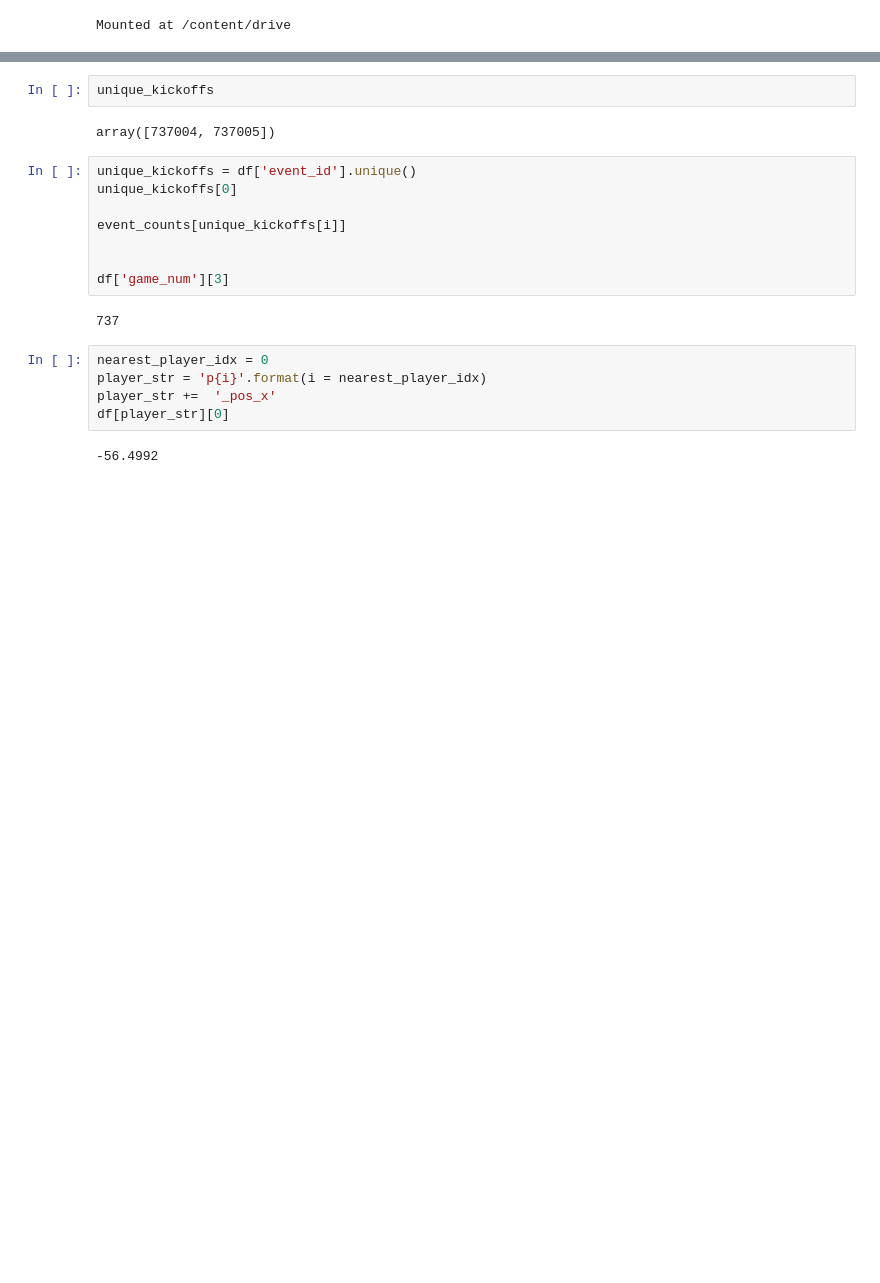
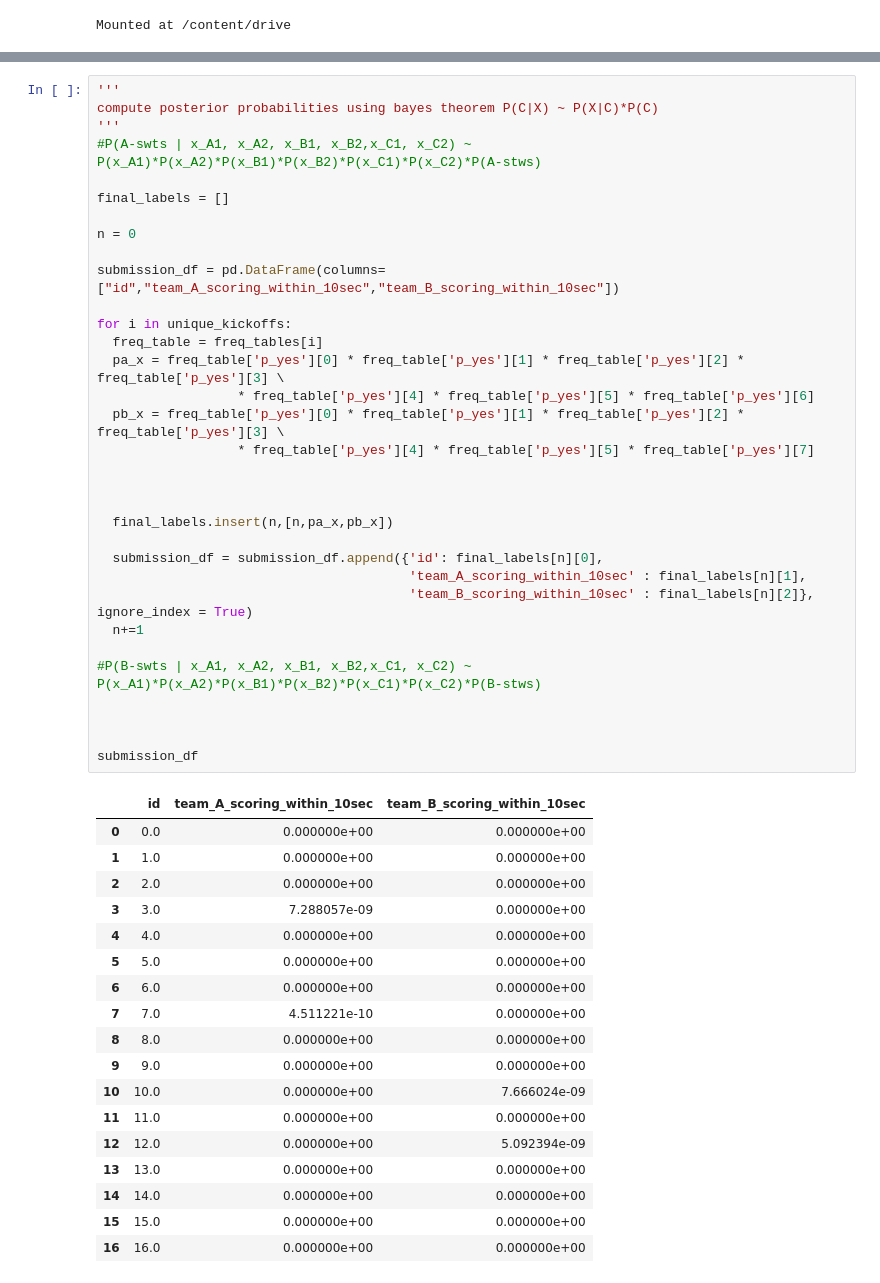
Before and after one commit to Akshayjuyal/AML_project_Tabular_Playground, a Jupyter notebook: rocketLeagePredictorNB.ipynb, the cells around one changed output, grey strips where cells are left out. Drawn from its saved outputs; the diff is of its cells as text; blank space fills up the shorter version.

```diff
--- a/rocketLeagePredictorNB.ipynb
+++ b/rocketLeagePredictorNB.ipynb
@@ -318,21 +310,52 @@ x_c2      155     166  0.482866  0.517134
-# %%
-unique_kickoffs
-# %% [output]
-array([737004, 737005])
-# %%
-unique_kickoffs = df['event_id'].unique()
-unique_kickoffs[0]
-
-event_counts[unique_kickoffs[i]]
-
-
-df['game_num'][3]
-# %% [output]
-737
-# %%
-nearest_player_idx = 0
-player_str = 'p{i}'.format(i = nearest_player_idx)
-player_str +=  '_pos_x'
-df[player_str][0]
-# %% [output]
--56.4992
+# %%
+'''
+compute posterior probabilities using bayes theorem P(C|X) ~ P(X|C)*P(C)
+'''
+#P(A-swts | x_A1, x_A2, x_B1, x_B2,x_C1, x_C2) ~ P(x_A1)*P(x_A2)*P(x_B1)*P(x_B2)*P(x_C1)*P(x_C2)*P(A-stws)
+
+final_labels = []
+
+n = 0
+
+submission_df = pd.DataFrame(columns=["id","team_A_scoring_within_10sec","team_B_scoring_within_10sec"])
+
+for i in unique_kickoffs:
+  freq_table = freq_tables[i]
+  pa_x = freq_table['p_yes'][0] * freq_table['p_yes'][1] * freq_table['p_yes'][2] * freq_table['p_yes'][3] \
+                  * freq_table['p_yes'][4] * freq_table['p_yes'][5] * freq_table['p_yes'][6]
+  pb_x = freq_table['p_yes'][0] * freq_table['p_yes'][1] * freq_table['p_yes'][2] * freq_table['p_yes'][3] \
+                  * freq_table['p_yes'][4] * freq_table['p_yes'][5] * freq_table['p_yes'][7]
+
+
+
+  final_labels.insert(n,[n,pa_x,pb_x])
+
+  submission_df = submission_df.append({'id': final_labels[n][0],
+                                        'team_A_scoring_within_10sec' : final_labels[n][1],
+                                        'team_B_scoring_within_10sec' : final_labels[n][2]}, ignore_index = True)
+  n+=1
+
+#P(B-swts | x_A1, x_A2, x_B1, x_B2,x_C1, x_C2) ~ P(x_A1)*P(x_A2)*P(x_B1)*P(x_B2)*P(x_C1)*P(x_C2)*P(B-stws)
+
+
+
+submission_df
+# %% [output]
+|  | id | team_A_scoring_within_10sec | team_B_scoring_within_10sec |
+| 0 | 0.0 | 0.000000e+00 | 0.000000e+00 |
+| 1 | 1.0 | 0.000000e+00 | 0.000000e+00 |
+| 2 | 2.0 | 0.000000e+00 | 0.000000e+00 |
+| 3 | 3.0 | 7.288057e-09 | 0.000000e+00 |
+| 4 | 4.0 | 0.000000e+00 | 0.000000e+00 |
+| 5 | 5.0 | 0.000000e+00 | 0.000000e+00 |
+| 6 | 6.0 | 0.000000e+00 | 0.000000e+00 |
+| 7 | 7.0 | 4.511221e-10 | 0.000000e+00 |
+| 8 | 8.0 | 0.000000e+00 | 0.000000e+00 |
+| 9 | 9.0 | 0.000000e+00 | 0.000000e+00 |
+| 10 | 10.0 | 0.000000e+00 | 7.666024e-09 |
+| 11 | 11.0 | 0.000000e+00 | 0.000000e+00 |
+| 12 | 12.0 | 0.000000e+00 | 5.092394e-09 |
+| 13 | 13.0 | 0.000000e+00 | 0.000000e+00 |
+| 14 | 14.0 | 0.000000e+00 | 0.000000e+00 |
+| 15 | 15.0 | 0.000000e+00 | 0.000000e+00 |
+| 16 | 16.0 | 0.000000e+00 | 0.000000e+00 |
```
Also changed, not shown: parts of 7 cells of this notebook, 5 other files.
